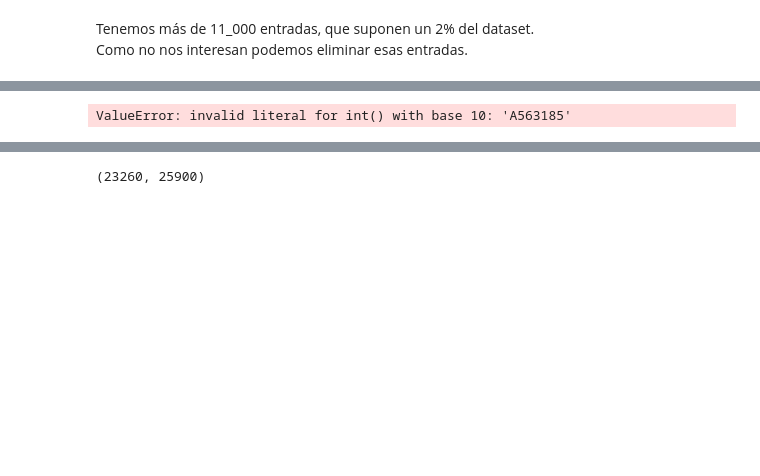
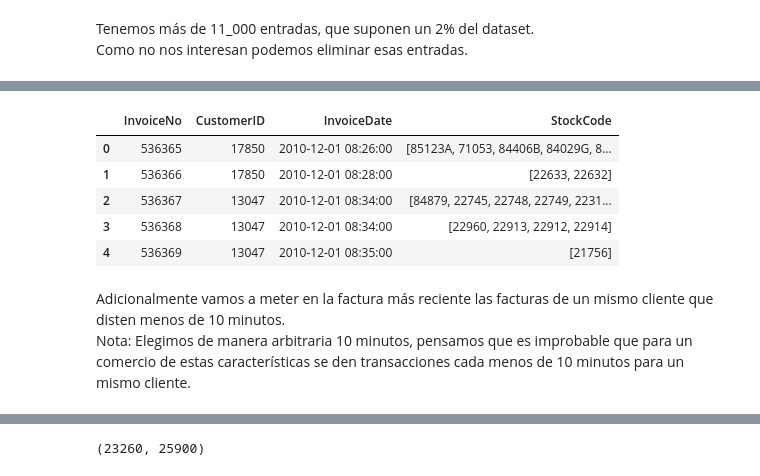
Before and after one commit to Alf-caput/LAB02_ReglasYPatronesSecuenciales, a Jupyter notebook: notebook.ipynb, the cells around one changed output, grey strips where cells are left out. Drawn from its saved outputs; the diff is of its cells as text; code cells hidden in the pictures; blank space fills up the shorter version.

```diff
--- a/notebook.ipynb
+++ b/notebook.ipynb
@@ -131,7 +131,18 @@ df_std.head()
 | 2 | 536365 | 84406B | CREAM CUPID HEARTS COAT HANGER | 8 | 2010-12-01 08:26:00 | 2.75 | 17850 | United Kingdom |
 | 3 | 536365 | 84029G | KNITTED UNION FLAG HOT WATER BOTTLE | 6 | 2010-12-01 08:26:00 | 3.39 | 17850 | United Kingdom |
 | 4 | 536365 | 84029E | RED WOOLLY HOTTIE WHITE HEART. | 6 | 2010-12-01 08:26:00 | 3.39 | 17850 | United Kingdom |
-# %%
-df_std.InvoiceNo.astype(int)
-# %% [output]
-ValueError: invalid literal for int() with base 10: 'A563185'
+# %%
+import numpy as np
+df_invoice = df_std.groupby(['InvoiceNo', 'CustomerID', 'InvoiceDate'])['StockCode'].apply(lambda x: np.array(x)).reset_index()
+df_invoice.sort_values(by='CustomerID')
+df_invoice.head()
+# %% [output]
+|  | InvoiceNo | CustomerID | InvoiceDate | StockCode |
+| 0 | 536365 | 17850 | 2010-12-01 08:26:00 | [85123A, 71053, 84406B, 84029G, 8... |
+| 1 | 536366 | 17850 | 2010-12-01 08:28:00 | [22633, 22632] |
+| 2 | 536367 | 13047 | 2010-12-01 08:34:00 | [84879, 22745, 22748, 22749, 2231... |
+| 3 | 536368 | 13047 | 2010-12-01 08:34:00 | [22960, 22913, 22912, 22914] |
+| 4 | 536369 | 13047 | 2010-12-01 08:35:00 | [21756] |
+# %% [markdown]
+Adicionalmente vamos a meter en la factura más reciente las facturas de un mismo cliente que disten menos de 10 minutos.
+Nota: Elegimos de manera arbitraria 10 minutos, pensamos que es improbable que para un comercio de estas características se den transacciones cada menos de 10 minutos para un mismo cliente.
```
Also changed, not shown: parts of 7 cells of this notebook, 1 other file.
